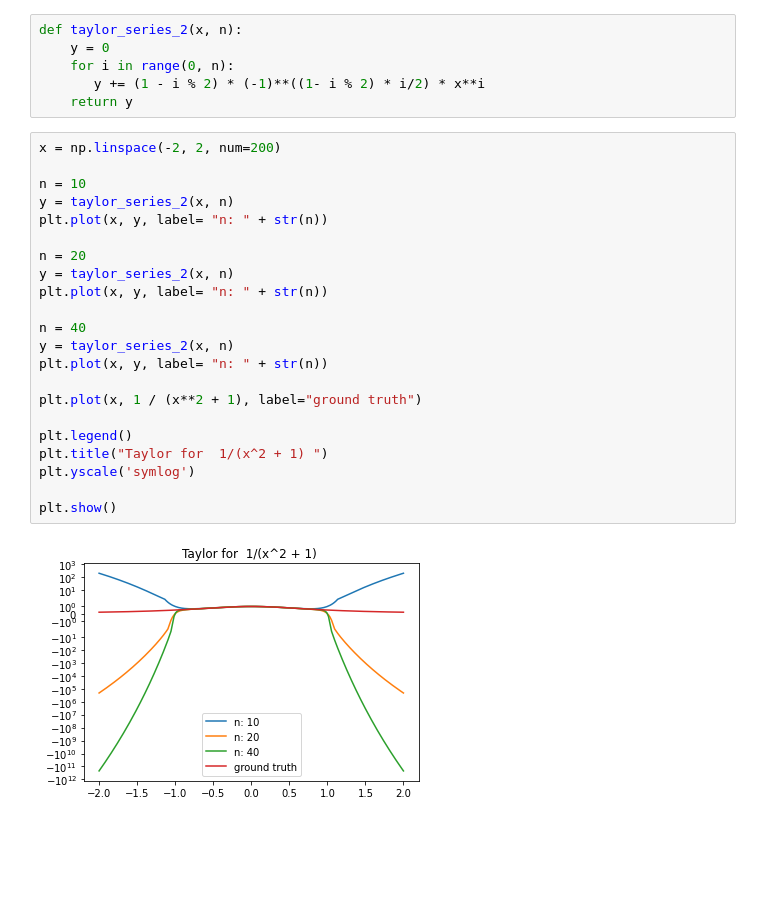
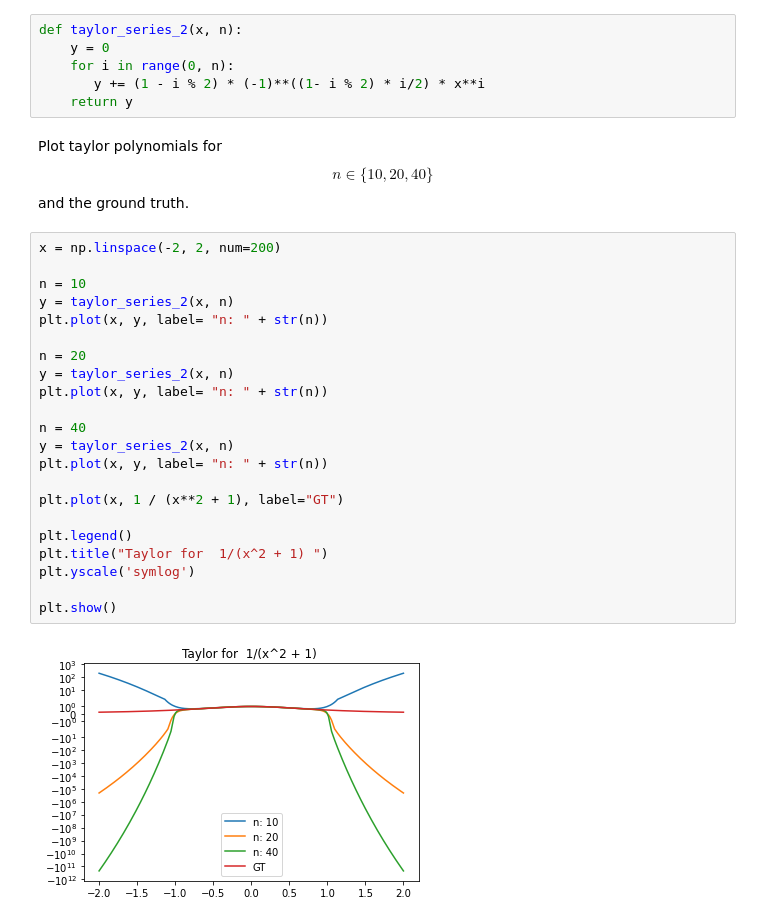
Before and after one commit to jakobtroidl/cn_exercise, a Jupyter notebook: task_1.ipynb, the cells around one changed output. Drawn from its saved outputs; the diff is of its cells as text; blank space fills up the shorter version.

```diff
--- a/task_1.ipynb
+++ b/task_1.ipynb
@@ -47,27 +47,29 @@ def taylor_series_2(x, n):
     for i in range(0, n):
        y += (1 - i % 2) * (-1)**((1- i % 2) * i/2) * x**i
     return y
+# %% [markdown]
+Plot taylor polynomials for $$n \in \{10, 20, 40\}$$ and the ground truth.
 # %%
 x = np.linspace(-2, 2, num=200)
 
 n = 10
 y = taylor_series_2(x, n)
 plt.plot(x, y, label= "n: " + str(n))
 
 n = 20
 y = taylor_series_2(x, n)
 plt.plot(x, y, label= "n: " + str(n))
 
 n = 40
 y = taylor_series_2(x, n)
 plt.plot(x, y, label= "n: " + str(n))
 
-plt.plot(x, 1 / (x**2 + 1), label="ground truth")
+plt.plot(x, 1 / (x**2 + 1), label="GT")
 
 plt.legend()
 plt.title("Taylor for  1/(x^2 + 1) ")
 plt.yscale('symlog')
 
 plt.show()
 # %% [output]
-[figure, old version]
+[figure, new version]
```
Also changed, not shown: parts of 1 cell of this notebook.
